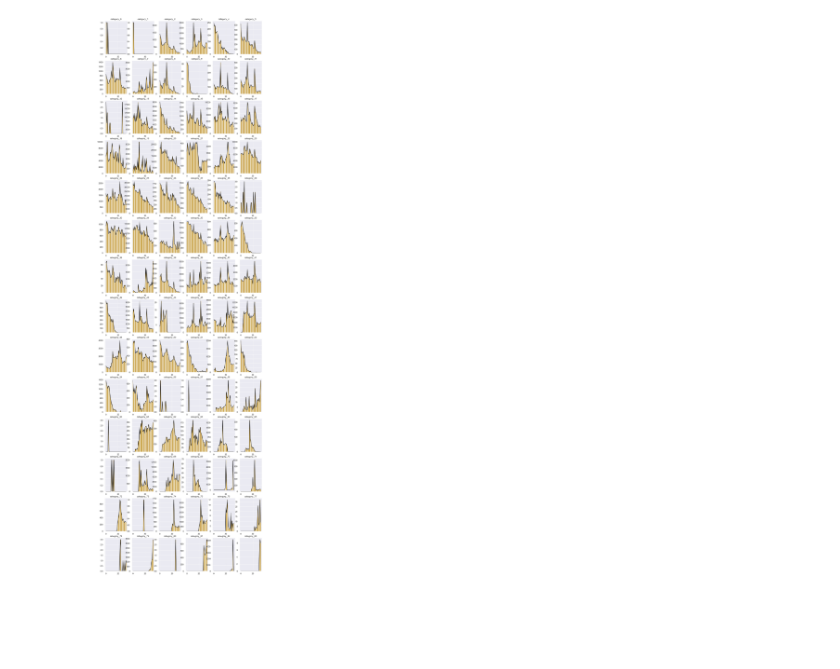
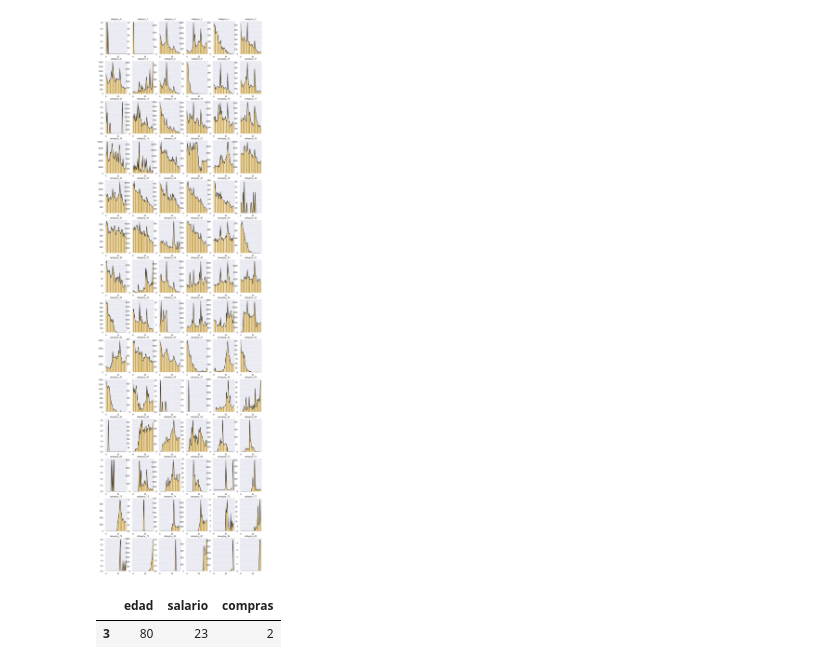
Before and after one commit to Alberto7526/MonografiaGithub, a Jupyter notebook: Analítica descriptiva.ipynb, the cells around one changed output. Drawn from its saved outputs; the diff is of its cells as text; code cells hidden in the pictures; blank space fills up the shorter version.

```diff
--- a/Analítica descriptiva.ipynb
+++ b/Analítica descriptiva.ipynb
@@ -168,3 +187,19 @@ for k in range(0,14):
 plt.show()
 # %% [output]
 [figure]
+# %%
+from pyod.models.knn import KNN
+import pandas as pd
+
+edades = [23,30,33,80,23,45,34]
+salario = [21,56,2,23,30,28,10]
+compras = [20,5,2,2,6,4,3]
+X = pd.DataFrame(data={'edad':edades,'salario':salario, 'compras':compras})
+
+clf = KNN(contamination=0.28)
+clf.fit(X)
+y_pred = clf.predict(X)
+X[y_pred == 1]
+# %% [output]
+|  | edad | salario | compras |
+| 3 | 80 | 23 | 2 |
```
Also changed, not shown: parts of 6 cells of this notebook, 5 other files.
